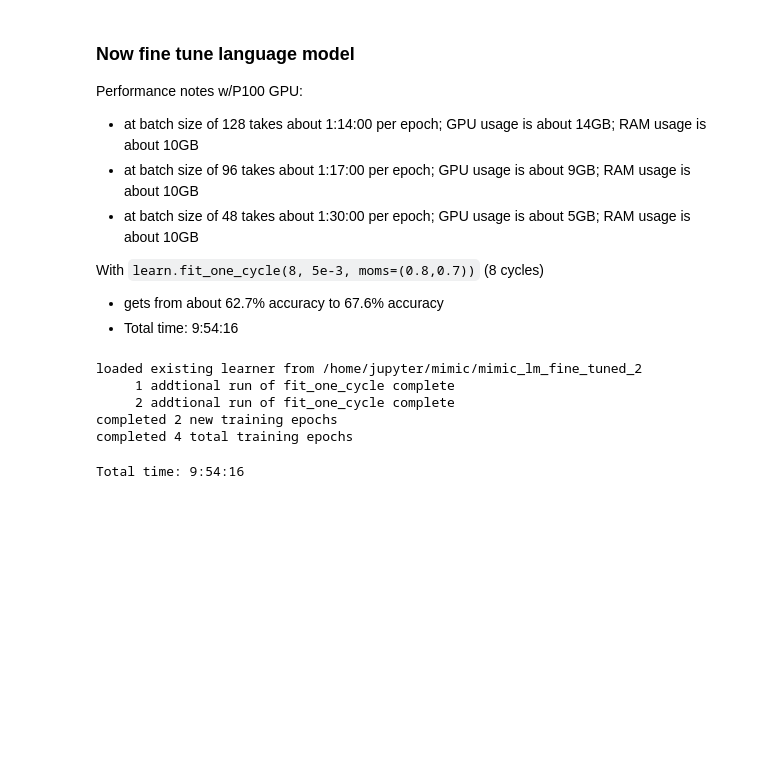
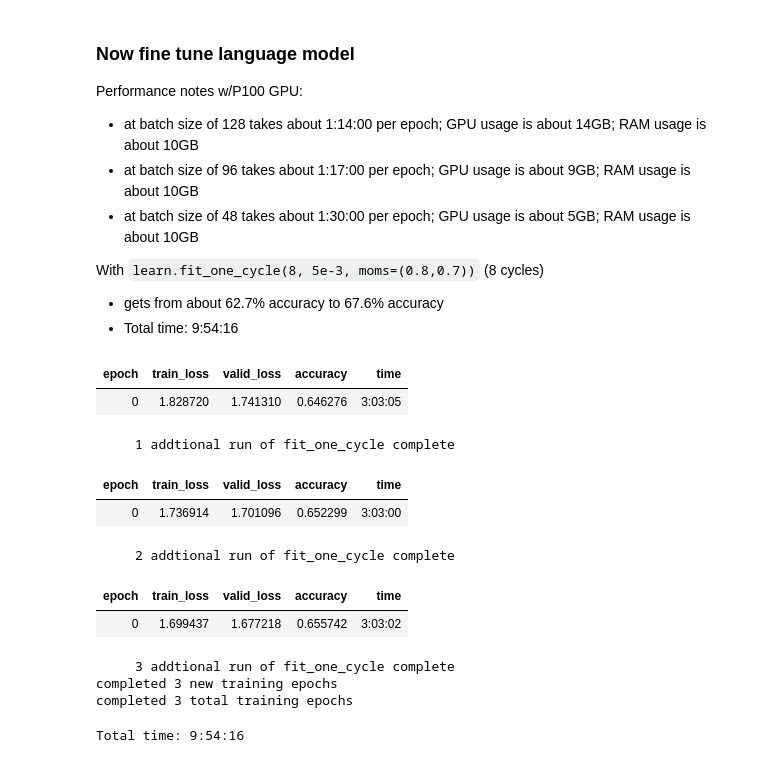
Before and after one commit to magic-lantern/fastai-notes, a Jupyter notebook: mimic_nlp.ipynb, the cells around one changed output. Drawn from its saved outputs; the diff is of its cells as text; code cells hidden in the pictures; blank space fills up the shorter version.

Commit message:
Testing restarting training

```diff
--- a/mimic_nlp.ipynb
+++ b/mimic_nlp.ipynb
@@ -336,40 +334,46 @@ if continue_flag:
     learner_file = base_path/file
     if os.path.isfile(str(learner_file) + '.pth'):
         learn.load(learner_file)
         print('loaded existing learner from', str(learner_file))
     else:
         # should not continue as could not find specified file
         print('existing learner file not found')
         assert(False)
 else:
     prev_cycles = 0
 
 learn.unfreeze()
 
 ########################################################
 # set this to how many additional cycles you want to run
 ########################################################
-num_cycles = 2
+num_cycles = 3
 ########################################################
 
 for n in range(num_cycles):
-    #learn.fit_one_cycle(1, 5e-3, moms=(0.8,0.7))
+    learn.fit_one_cycle(1, 5e-3, moms=(0.8,0.7))
     print('    ', n + 1, 'addtional run of fit_one_cycle complete')
     file = lm_base_file + str(prev_cycles + n + 1)
     learner_file = base_path/file
     learn.save(learner_file)
     with open(cycles_file, 'wb') as f:
         pickle.dump(prev_cycles + n + 1, f)
     release_mem()
 
 print('completed', num_cycles, 'new training epochs')
 print('completed', num_cycles + prev_cycles, 'total training epochs')
 # %% [output]
+| epoch | train_loss | valid_loss | accuracy | time |
+| 0 | 1.828720 | 1.741310 | 0.646276 | 3:03:05 |
-loaded existing learner from /home/jupyter/mimic/mimic_lm_fine_tuned_2
      1 addtional run of fit_one_cycle complete
-     2 addtional run of fit_one_cycle complete
-completed 2 new training epochs
-completed 4 total training epochs
+| epoch | train_loss | valid_loss | accuracy | time |
+| 0 | 1.736914 | 1.701096 | 0.652299 | 3:03:00 |
+     2 addtional run of fit_one_cycle complete
+| epoch | train_loss | valid_loss | accuracy | time |
+| 0 | 1.699437 | 1.677218 | 0.655742 | 3:03:02 |
+     3 addtional run of fit_one_cycle complete
+completed 3 new training epochs
+completed 3 total training epochs
 # %%
 # %% [output]
 Total time: 9:54:16
```
Also changed, not shown: parts of 6 cells of this notebook, 1 other file.
